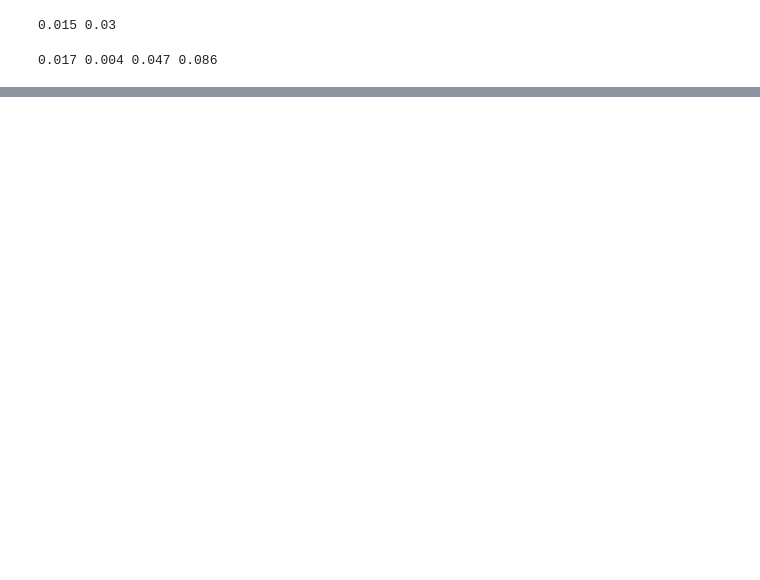
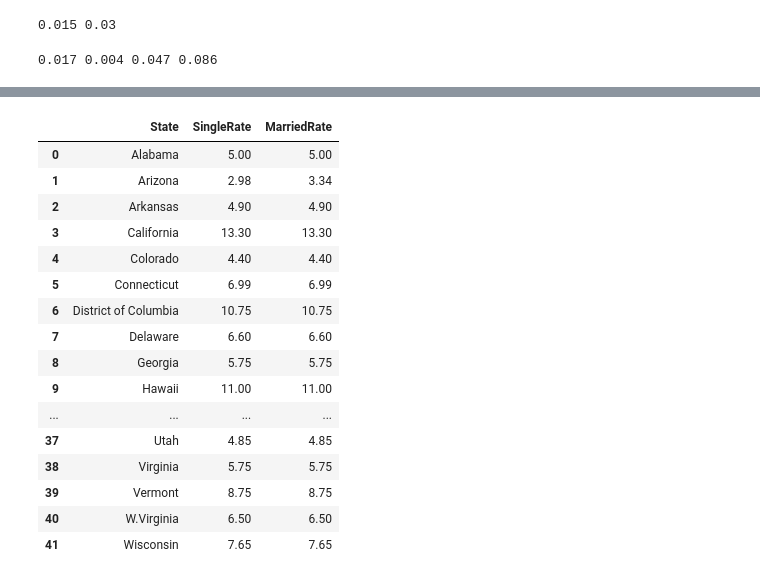
Before and after one commit to lynnlee2002/project-1, a Jupyter notebook: CODEine_project_1.ipynb, the cells around one changed output, grey strips where cells are left out. Cells and saved outputs as stored; diff of their text form; code cells hidden in the pictures; blank space fills up the shorter version.

```diff
--- a/CODEine_project_1.ipynb
+++ b/CODEine_project_1.ipynb
@@ -856,0 +1028,27 @@ print(cpi_2018_2019_roc, cpi_2019_2020_roc, cpi_2020_2021_roc, cpi_2021_2022_roc
+# %%
+# Create a list with the states tha don't have income tax
+states_no_income_tax_df = pd.DataFrame({
+    "State": ["Alaska", "Florida", "Nevada", "South Dakota", "Tennessee", "Texas", "Wyoming"],
+    "SingleRate": ["0", "0", "0", "0", "0", "0", "0"],
+    "MarriedRate": ["0", "0", "0", "0", "0", "0", "0"]
+    })
+tr_2022_df.append(states_no_income_tax_df)
+tr_2022_df
+# %% [output]
+|  | State | SingleRate | MarriedRate |
+| 0 | Alabama | 5.00 | 5.00 |
+| 1 | Arizona | 2.98 | 3.34 |
+| 2 | Arkansas | 4.90 | 4.90 |
+| 3 | California | 13.30 | 13.30 |
+| 4 | Colorado | 4.40 | 4.40 |
+| 5 | Connecticut | 6.99 | 6.99 |
+| 6 | District of Columbia | 10.75 | 10.75 |
+| 7 | Delaware | 6.60 | 6.60 |
+| 8 | Georgia | 5.75 | 5.75 |
+| 9 | Hawaii | 11.00 | 11.00 |
+| ... | ... | ... | ... |
+| 37 | Utah | 4.85 | 4.85 |
+| 38 | Virginia | 5.75 | 5.75 |
+| 39 | Vermont | 8.75 | 8.75 |
+| 40 | W.Virginia | 6.50 | 6.50 |
+| 41 | Wisconsin | 7.65 | 7.65 |
```
Also changed, not shown: parts of 19 cells of this notebook, 2 other files.
